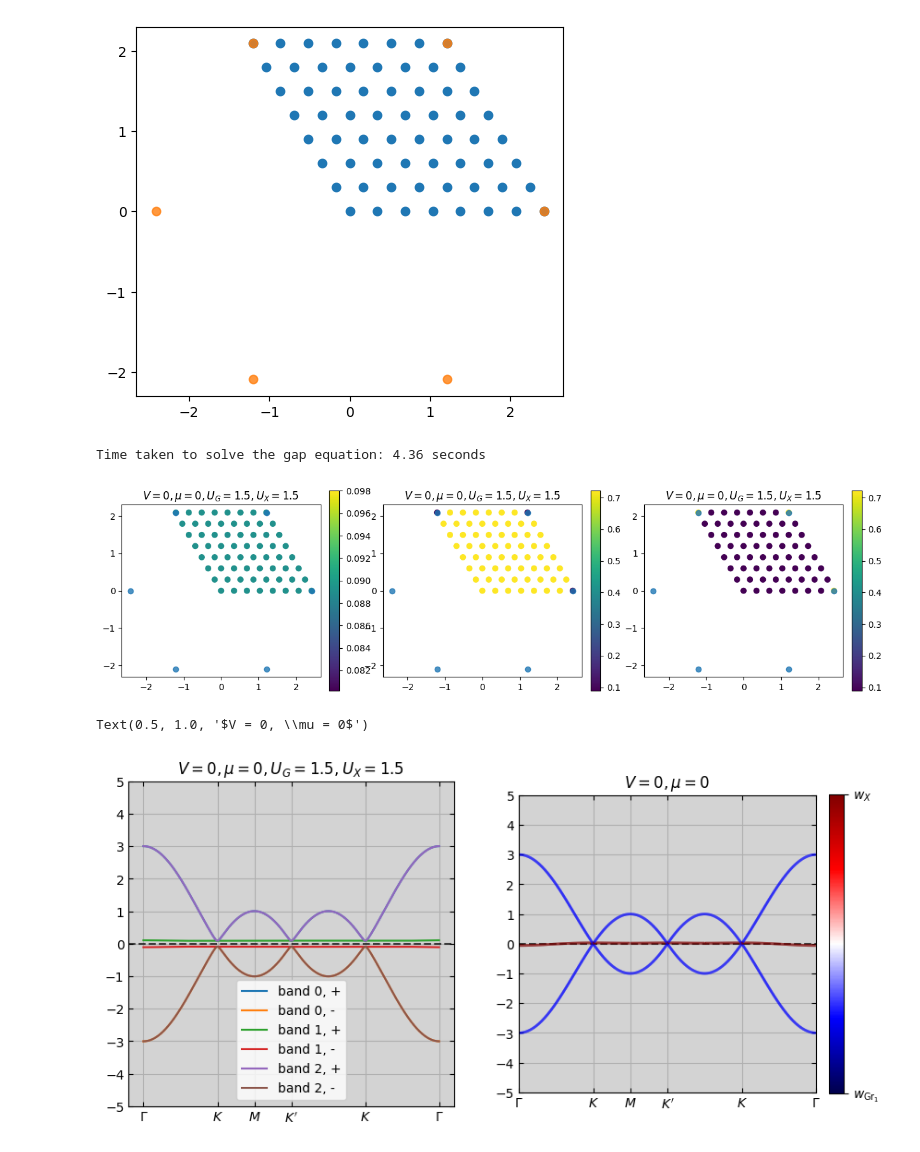
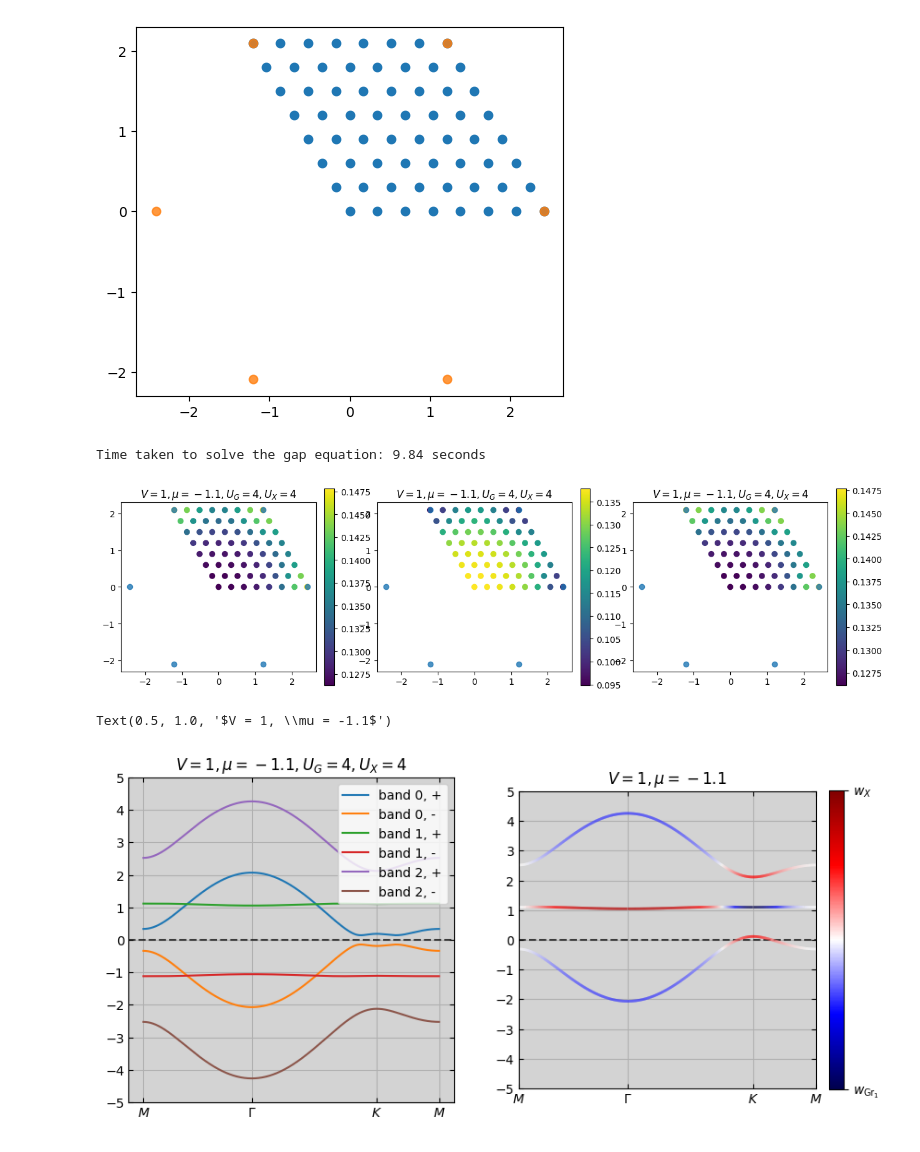
Before and after one commit to Ruberhauptmann/quant-met, a Jupyter notebook: plot_BCS_bandstructure.ipynb, the cells around one changed output. Cells and saved outputs as stored; diff of their text form; code cells hidden in the pictures.

Commit message:
Implement graphene and big refactor (#2)

```diff
--- a/plot_BCS_bandstructure.ipynb
+++ b/plot_BCS_bandstructure.ipynb
@@ -27,0 +8,20 @@ BZ_path_plot = plotting.plot_into_bz(all_K_points, whole_path)
+# %%
+lattice_constant = np.sqrt(3)
+
+all_K_points = 4 * np.pi / (3 * lattice_constant) * np.array([
+    (np.sin(i * np.pi / 6), np.cos(i * np.pi / 6)) for i in [1, 3, 5, 7, 9, 11]]
+)
+
+Gamma = np.array([0, 0])
+M = np.pi / lattice_constant * np.array([1, 1 / np.sqrt(3)])
+K = 4 * np.pi / (3 * lattice_constant) * np.array([1, 0])
+
+points = [(M, 'M'), (Gamma, r'\Gamma'), (all_K_points[1], 'K')]
+
+band_path, band_path_plot, ticks, labels = plotting.generate_bz_path(points, number_of_points=1000)
+
+BZ_path_plot = plotting.plot_into_bz(all_K_points, band_path)
+
+egx_h = hamiltonians.EGXHamiltonian(t_gr=1, t_x=0.01, V=0, a=lattice_constant, mu=-2.5, U_gr=1, U_x=1)
+
+band_structure = egx_h.calculate_bandstructure(band_path)
@@ -34,35 +46,50 @@ BZ_grid_plot = plotting.plot_into_bz(all_K_points, BZ_grid)
 # %%
 import time
 
-config = Configuration(t_gr=1, t_x=0.01, a=lattice_constant, U_Gr=1.5, U_X=1.5, V=0, mu=0, beta=10000)
-
 start = time.time()
-delta = find_fixpoint.solve_gap_equation(config, BZ_grid)
+egx_h = hamiltonians.EGXHamiltonian(t_gr=1, t_x=0.01, V=1, a=lattice_constant, mu=-1.1, U_gr=4, U_x=4)
+delta = find_fixpoint.solve_gap_equation(k_points=BZ_grid, hamiltonian=egx_h)
 end = time.time()
 print(f'Time taken to solve the gap equation: {end - start:0.2f} seconds')
-delta_interpolated = find_fixpoint.interpolate_gap(delta, whole_path)
+delta_interpolated = find_fixpoint.interpolate_gap(delta, band_path)
 
 fig, axs = plt.subplots(nrows=1, ncols=3, figsize=(3*5, 5))
 
-for delta, ax in zip(delta.data[['delta_1', 'delta_2', 'delta_3']].to_numpy().T, axs):
-    ax.set_title(f"$V = {config.V}, \\mu = {config.mu}, U_G = {config.U_Gr}, U_X = {config.U_X}$")
+for delta, ax in zip(delta.data[['delta_0', 'delta_1', 'delta_2']].to_numpy().T, axs):
+    ax.set_title(f"$V = {egx_h.V}, \\mu = {egx_h.mu}, U_G = {egx_h.U_gr}, U_X = {egx_h.U_x}$")
     plotting.scatter_into_bz(all_K_points, BZ_grid, delta, fig=fig, ax=ax)
 # %% [output]
-Time taken to solve the gap equation: 4.36 seconds
+Time taken to solve the gap equation: 9.84 seconds
-[figure, old version]
+[figure, new version]
 # %%
 fig, axs = plt.subplots(nrows=1, ncols=2, figsize=(2*5, 5))
 
-energies_on_bandpath, _ = nonint.generate_bloch(whole_path, config)
+band_path, band_path_plot, ticks, labels = plotting.generate_bz_path(points, number_of_points=1000)
 
-plotting.plot_bcs_bandstructure(energies_on_bandpath.T, delta_interpolated.data[['delta_1', 'delta_2', 'delta_3']].to_numpy().T, whole_path_plot, ticks, labels, fig, axs[0])
-axs[0].set_title(f"$V = {config.V}, \\mu = {config.mu}, U_G = {config.U_Gr}, U_X = {config.U_X}$")
+band_structure = egx_h.calculate_bandstructure(band_path)
 
-band_structure = nonint.calculate_bandstructure(config, whole_path)
-bands = band_structure[['band_1', 'band_2', 'band_3']].to_numpy().T
-overlaps = band_structure[['wx_1', 'wx_2', 'wx_3']].to_numpy().T
-plotting.plot_nonint_bandstructure(bands, overlaps, whole_path_plot, ticks, labels, fig, axs[1])
-axs[1].set_title(f"$V = {config.V}, \\mu = {config.mu}$")
+plotting.plot_bcs_bandstructure(
+    non_interacting_bands=band_structure[['band_0', 'band_1', 'band_2']].to_numpy().T,
+    deltas=delta_interpolated.data[['delta_0', 'delta_1', 'delta_2']].to_numpy().T,
+    k_point_list=band_path_plot,
+    ticks=ticks,
+    labels=labels,
+    fig=fig,
+    ax=axs[0])
+axs[0].set_title(f"$V = {egx_h.V}, \\mu = {egx_h.mu}, U_G = {egx_h.U_gr}, U_X = {egx_h.U_x}$")
+
+bands = band_structure[['band_0', 'band_1', 'band_2']].to_numpy().T
+overlaps = band_structure[['wx_0', 'wx_1', 'wx_2']].to_numpy().T
+plotting.plot_nonint_bandstructure(
+    bands=band_structure[['band_0', 'band_1', 'band_2']].to_numpy().T,
+    overlaps=band_structure[['wx_0', 'wx_1', 'wx_2']].to_numpy().T,
+    fig=fig,
+    ax=axs[1],
+    k_point_list=band_path_plot,
+    labels=labels,
+    ticks=ticks
+)
+axs[1].set_title(f"$V = {egx_h.V}, \\mu = {egx_h.mu}$")
 # %% [output]
-Text(0.5, 1.0, '$V = 0, \\mu = 0$')
+Text(0.5, 1.0, '$V = 1, \\mu = -1.1$')
-[figure, old version]
+[figure, new version]
```
Also changed, not shown: parts of 5 cells of this notebook, 9 other files.
